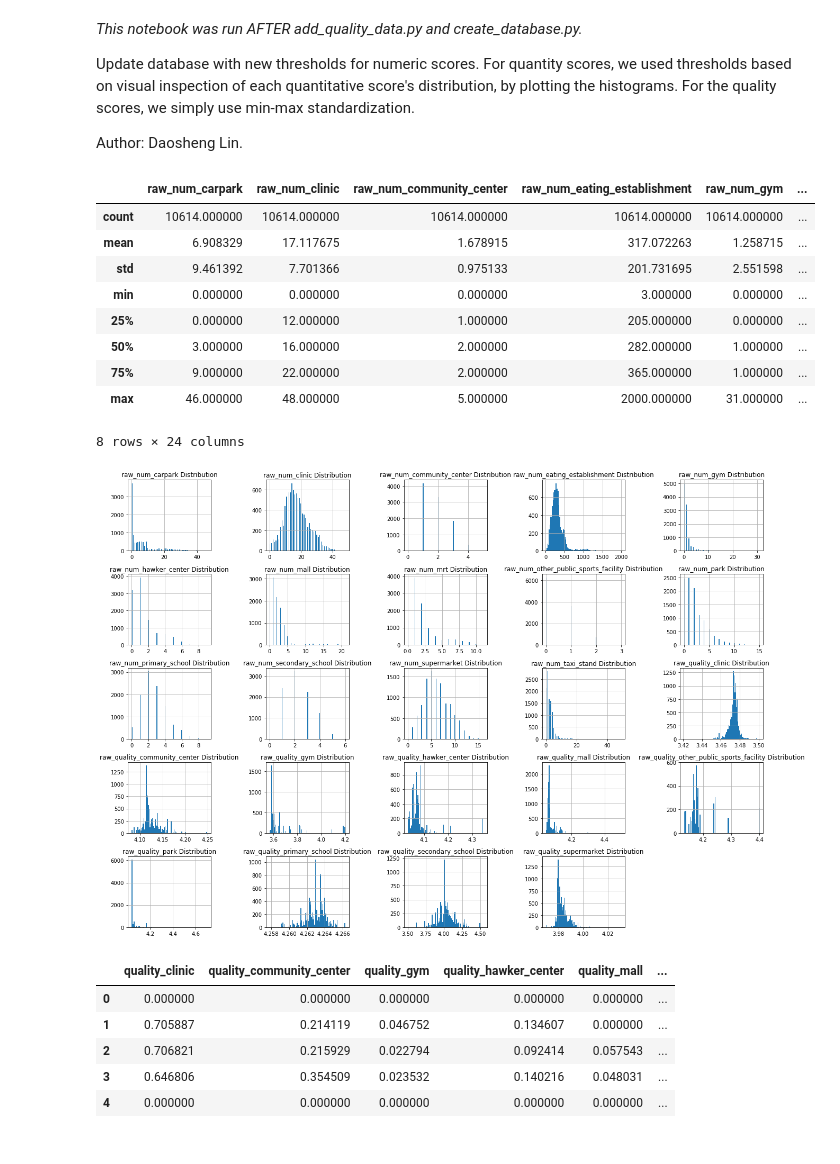
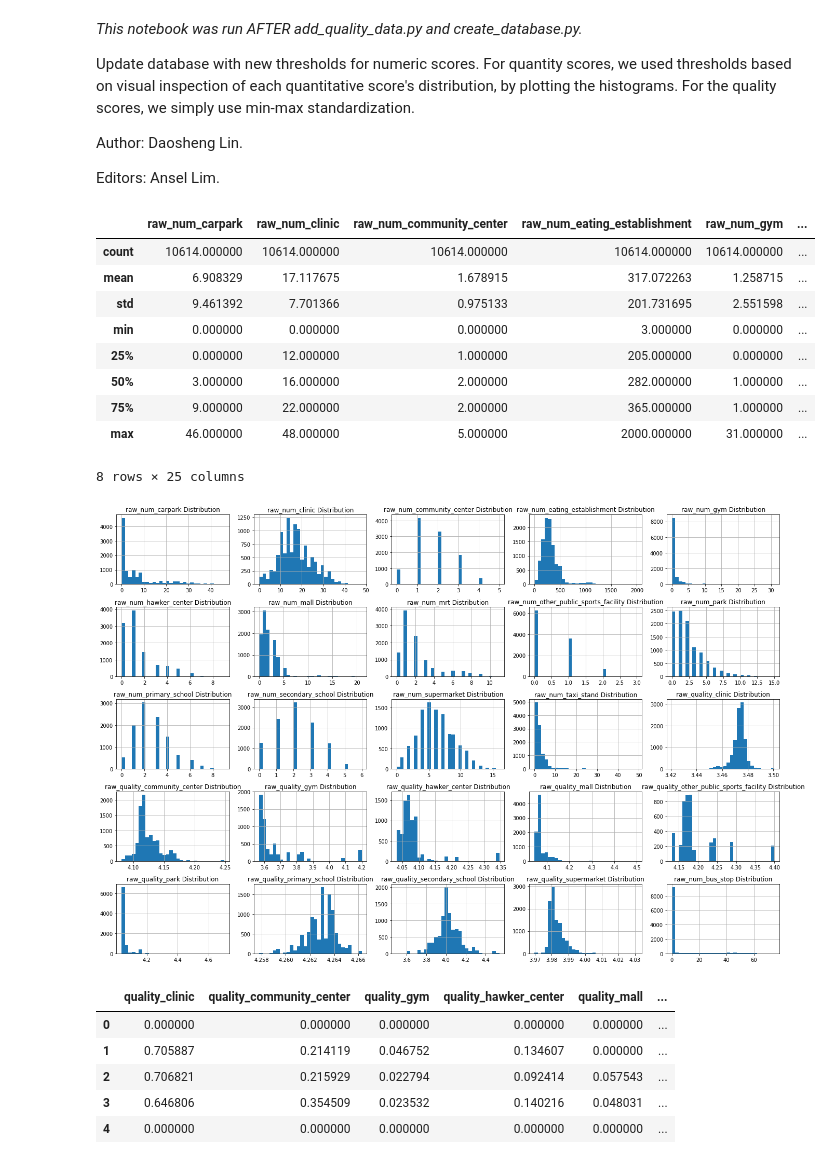
Before and after one commit to ansellim/apartments, a Jupyter notebook: code/update_database.ipynb, the cells around one changed output. Drawn from its saved outputs; the diff is of its cells as text; code cells hidden in the pictures.

Commit message:
updated update_database.ipynb to include bus stop thresholding
Signed-off-by: ansellim <29158160+ansellim@users.noreply.github.com>

```diff
--- a/code/update_database.ipynb
+++ b/code/update_database.ipynb
@@ -4,6 +4,8 @@
 Update database with new thresholds for numeric scores. For quantity scores, we used thresholds based on visual inspection of each quantitative score's distribution, by plotting the histograms. For the quality scores, we simply use min-max standardization.
 
 Author: Daosheng Lin.
+
+Editors: Ansel Lim.
 # %%
 import sqlite3
 import pandas as pd
@@ -25,7 +27,7 @@ raw_cols = ['raw_num_carpark', 'raw_num_clinic', 'raw_num_community_center',
        'raw_quality_hawker_center', 'raw_quality_mall',
        'raw_quality_other_public_sports_facility', 'raw_quality_park',
        'raw_quality_primary_school', 'raw_quality_secondary_school',
-       'raw_quality_supermarket']
+       'raw_quality_supermarket', 'raw_num_bus_stop']
 
 df[raw_cols].describe()
 # %% [output]
@@ -38,21 +40,21 @@ df[raw_cols].describe()
 | 50% | 3.000000 | 16.000000 | 2.000000 | 282.000000 | 1.000000 | ... |
 | 75% | 9.000000 | 22.000000 | 2.000000 | 365.000000 | 1.000000 | ... |
 | max | 46.000000 | 48.000000 | 5.000000 | 2000.000000 | 31.000000 | ... |
-8 rows × 24 columns
+8 rows × 25 columns
 # %%
 # Plot histograms to look at the distribution
 def draw_histograms(df, variables, n_rows, n_cols):
     fig=plt.figure()
     fig.set_size_inches(18.5, 12.5)
     for i, var_name in enumerate(variables):
         ax=fig.add_subplot(n_rows,n_cols,i+1)
-        df[var_name].hist(bins=100,ax=ax)
+        df[var_name].hist(bins=30,ax=ax)
         ax.set_title(var_name+" Distribution")
 
     fig.tight_layout()  # Improves appearance a bit.
     plt.show()
 
 draw_histograms(df[raw_cols], df[raw_cols].columns, 5, 5)
 # %% [output]
-[figure, old version]
+[figure, new version]
 # %%
```
Also changed, not shown: parts of 3 cells of this notebook.
